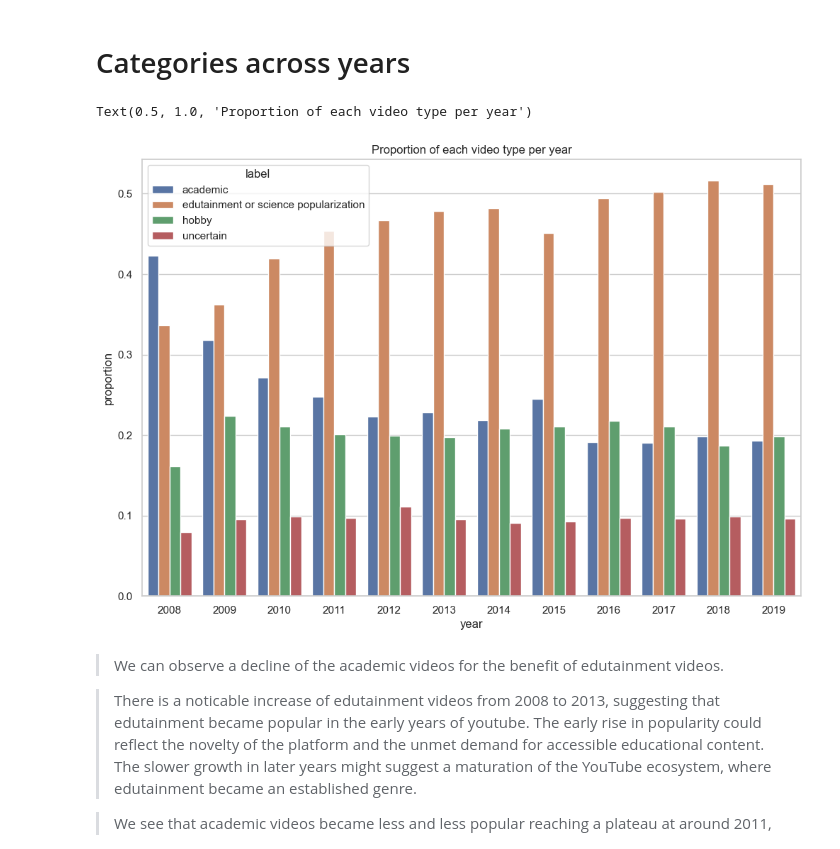
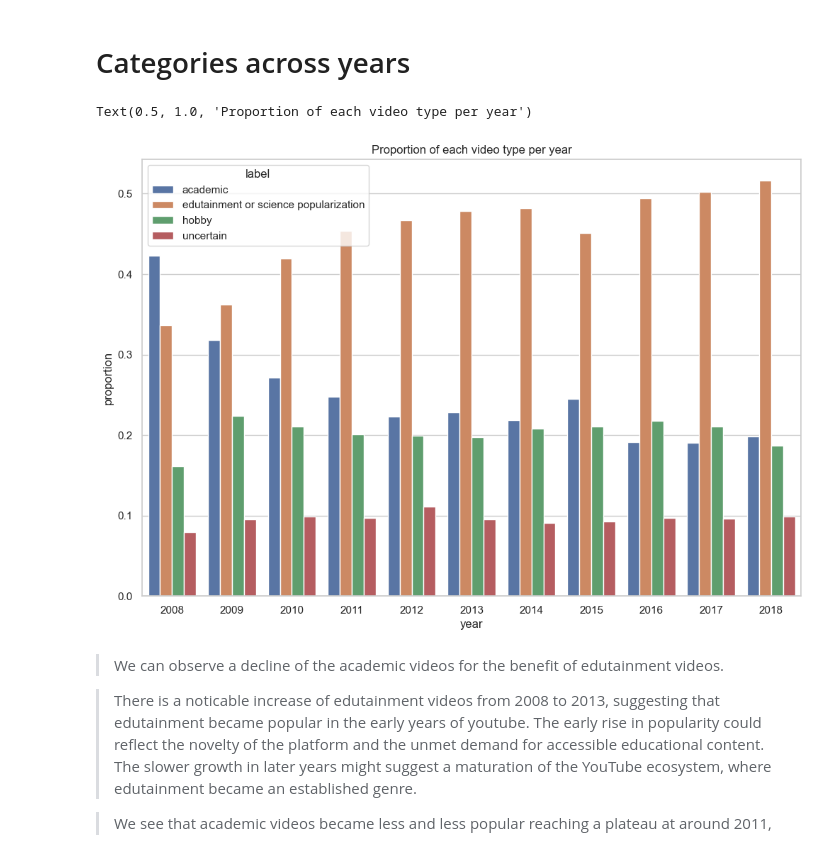
Before and after one commit to epfl-ada/ada-2024-project-sickada, a Jupyter notebook: label_analysis.ipynb, the cells around one changed output. Cells and saved outputs as stored; diff of their text form; code cells hidden in the pictures.

```diff
--- a/label_analysis.ipynb
+++ b/label_analysis.ipynb
@@ -98,33 +150,33 @@ Text(0.5, 1.0, 'Number of videos for each label')
 # %%
 import seaborn as sns
 import pandas as pd
 import ast
 import numpy as np
 import matplotlib.pyplot as plt
 
 classified = pd.read_csv(r'data\raw\Education_videos_classified_BART_50000_3_labels.csv')
 classified['classified_labels'] = classified['classified_labels'].apply(ast.literal_eval)
 classified['label'] = classified['classified_labels'].apply(lambda x: x[0])
 # Remove 2005, 2006, 2007 as the number of videos is too low to make any statistical analysis
-years = np.arange(2008, 2020)
+years = np.arange(2008, 2019)
 classified = classified[classified['year'].isin(years)]
 
 # Compute proportion per year for each label
 count_per_year_label = classified.groupby(['year', 'label']).size().unstack(fill_value=0)
 proportion_per_year = count_per_year_label.div(count_per_year_label.sum(axis=1), axis=0)
 
 # Convert for seaborn
 proportion_long = proportion_per_year.reset_index().melt(id_vars='year', value_name='proportion', var_name='label')
 
 # Plot
 sns.set_theme(style="whitegrid")
 palette = sns.color_palette("deep", 4)  # 4 distinct colors from the Set2 palette
 fig, ax = plt.subplots(1,1, figsize=(12,8))
 sns.barplot(data=proportion_long, x='year', y='proportion', hue='label', ax=ax, palette=palette)
 ax.set_title('Proportion of each video type per year')
 # %% [output]
 Text(0.5, 1.0, 'Proportion of each video type per year')
-[figure, old version]
+[figure, new version]
 # %% [markdown]
 > We can observe a decline of the academic videos for the benefit of edutainment videos.
 
```
Also changed, not shown: parts of 10 cells of this notebook.
